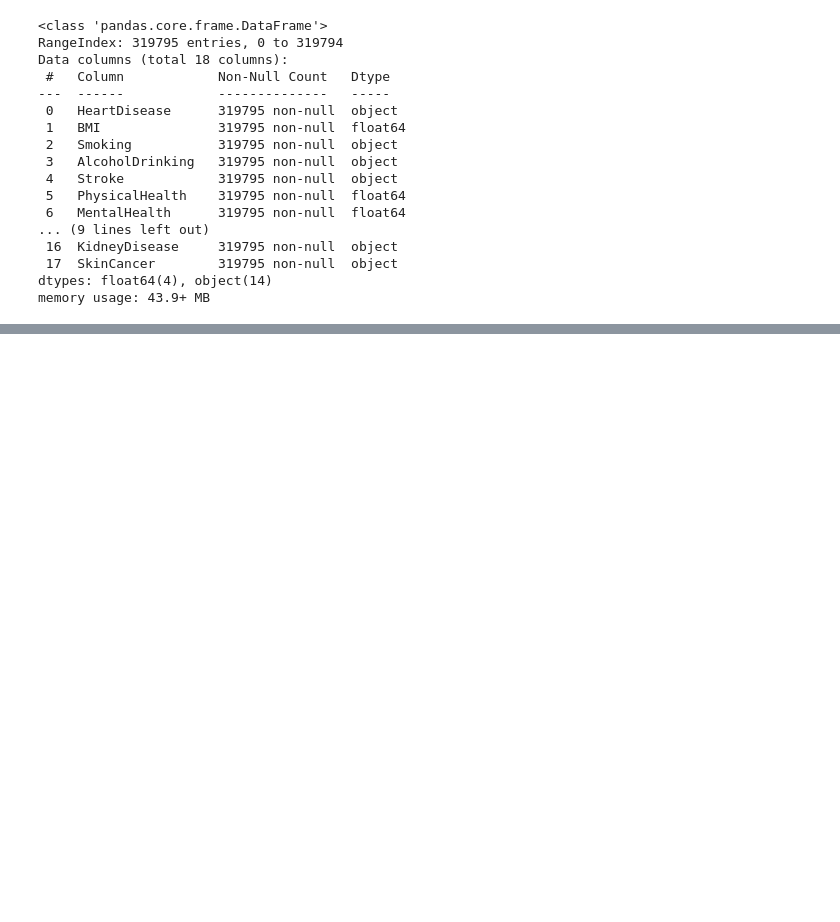
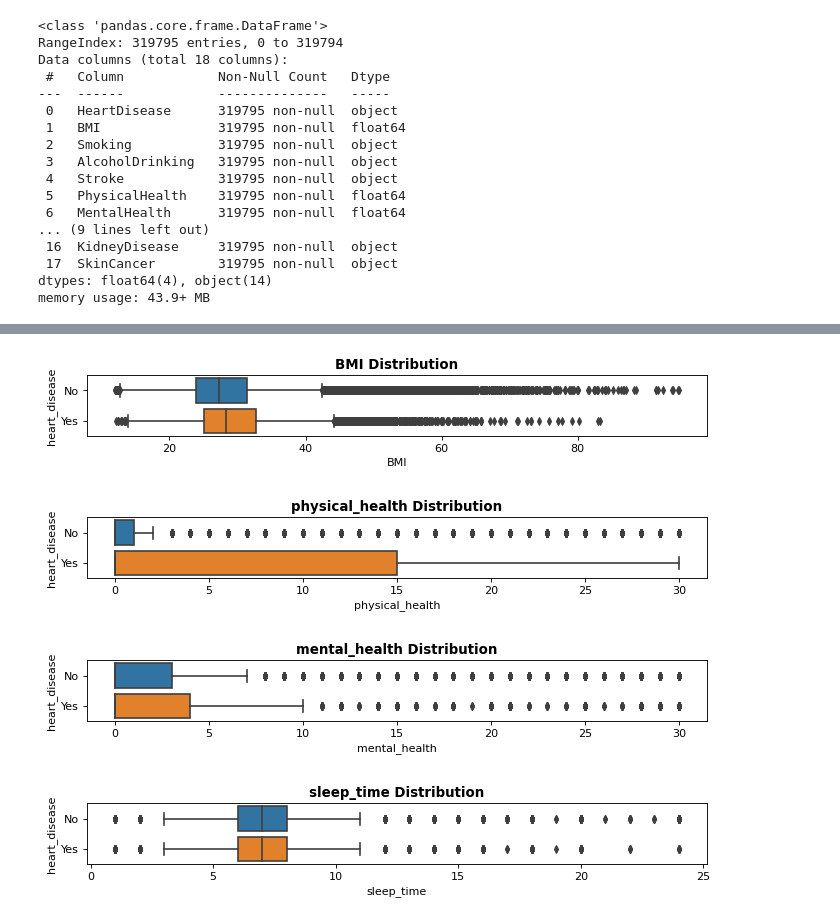
Before and after one commit to MatthewL09/heart-disease-project, a Jupyter notebook: heart_explore.ipynb, the cells around one changed output, grey strips where cells are left out. Cells and saved outputs as stored; diff of their text form; code cells hidden in the pictures; blank space fills up the shorter version.

```diff
--- a/heart_explore.ipynb
+++ b/heart_explore.ipynb
@@ -111 +145,17 @@ Name: SkinCancer, dtype: float64
 --------------------------
+# %%
+# numerical feature distribution
+cont_col = ['BMI','physical_health','mental_health','sleep_time']
+
+
+
+for i in range(0,len(cont_col)):
+    plt.figure(figsize=(10,1),dpi=80)
+    sns.boxplot(x= df[cont_col[i]], y=df['heart_disease'], data=df, orient='h')
+    plt.title(cont_col[i] + " Distribution", fontweight='bold')
+    plt.show()
+# %% [output]
+[figure, added]
+[figure, added]
+[figure, added]
+[figure, added]
```
Also changed, not shown: parts of 48 cells of this notebook, 1 other file.
